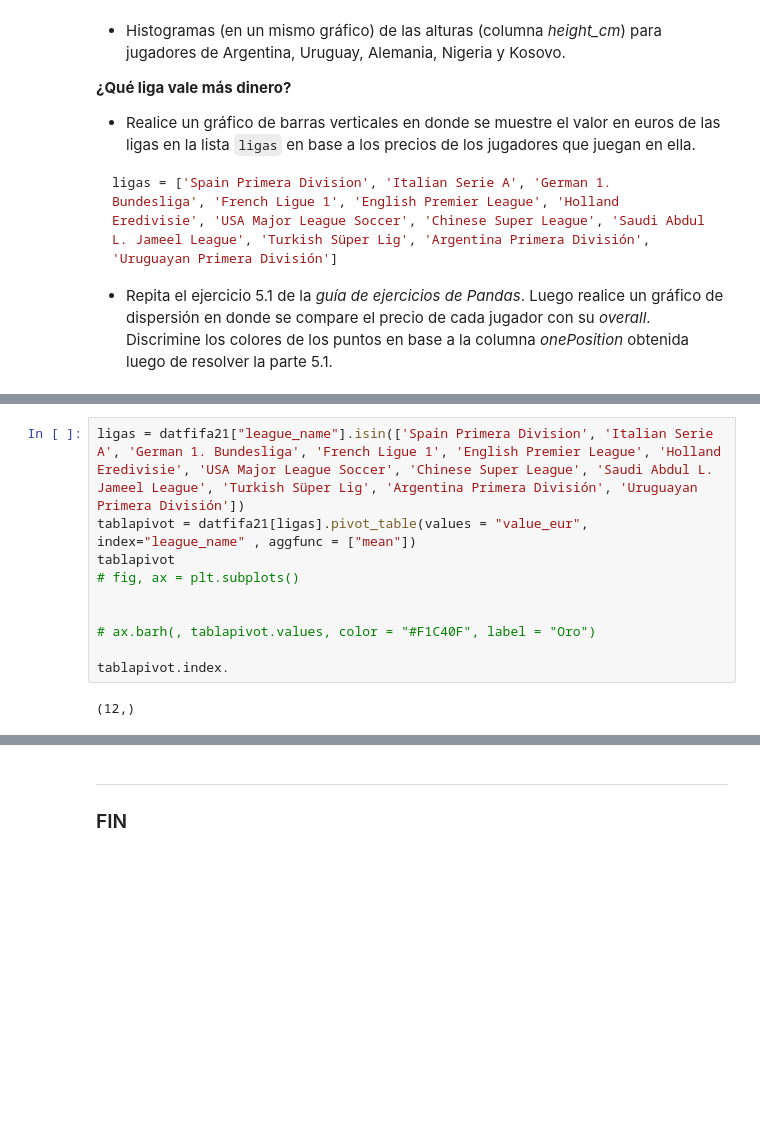
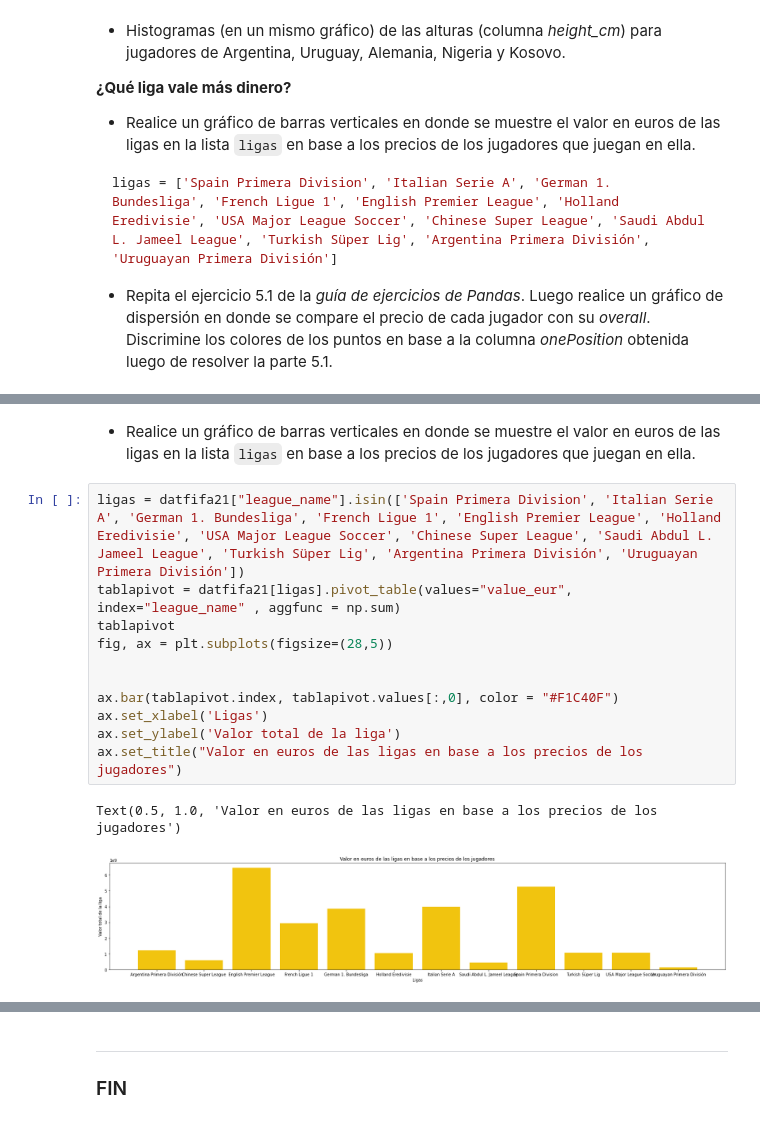
Before and after one commit to maximilianog258/PDAMaxiG, a Jupyter notebook: Ejercitación - Matplotlib/Ejercitación-Matplotlib.ipynb, the cells around one changed output, grey strips where cells are left out. Drawn from its saved outputs; the diff is of its cells as text; blank space fills up the shorter version.

```diff
--- a/Ejercitación - Matplotlib/Ejercitación-Matplotlib.ipynb
+++ b/Ejercitación - Matplotlib/Ejercitación-Matplotlib.ipynb
@@ -364,15 +424,20 @@ datfifa21.head()
+# %% [markdown]
+
+- Realice un gráfico de barras verticales en donde se muestre el valor en euros de las ligas en la lista `ligas` en base a los precios de los jugadores que juegan en ella.
 # %%
 ligas = datfifa21["league_name"].isin(['Spain Primera Division', 'Italian Serie A', 'German 1. Bundesliga', 'French Ligue 1', 'English Premier League', 'Holland Eredivisie', 'USA Major League Soccer', 'Chinese Super League', 'Saudi Abdul L. Jameel League', 'Turkish Süper Lig', 'Argentina Primera División', 'Uruguayan Primera División'])
-tablapivot = datfifa21[ligas].pivot_table(values = "value_eur", index="league_name" , aggfunc = ["mean"])
+tablapivot = datfifa21[ligas].pivot_table(values="value_eur", index="league_name" , aggfunc = np.sum)
 tablapivot
-# fig, ax = plt.subplots()
+fig, ax = plt.subplots(figsize=(28,5))
 
 
-# ax.barh(, tablapivot.values, color = "#F1C40F", label = "Oro")
-
-tablapivot.index.
+ax.bar(tablapivot.index, tablapivot.values[:,0], color = "#F1C40F")
+ax.set_xlabel('Ligas')
+ax.set_ylabel('Valor total de la liga')
+ax.set_title("Valor en euros de las ligas en base a los precios de los jugadores")
 # %% [output]
-(12,)
+Text(0.5, 1.0, 'Valor en euros de las ligas en base a los precios de los jugadores')
+[figure, added]
 # %%
 print(tablapivot)
 # %% [output]
```
Also changed, not shown: parts of 12 cells of this notebook, 1 other file.
